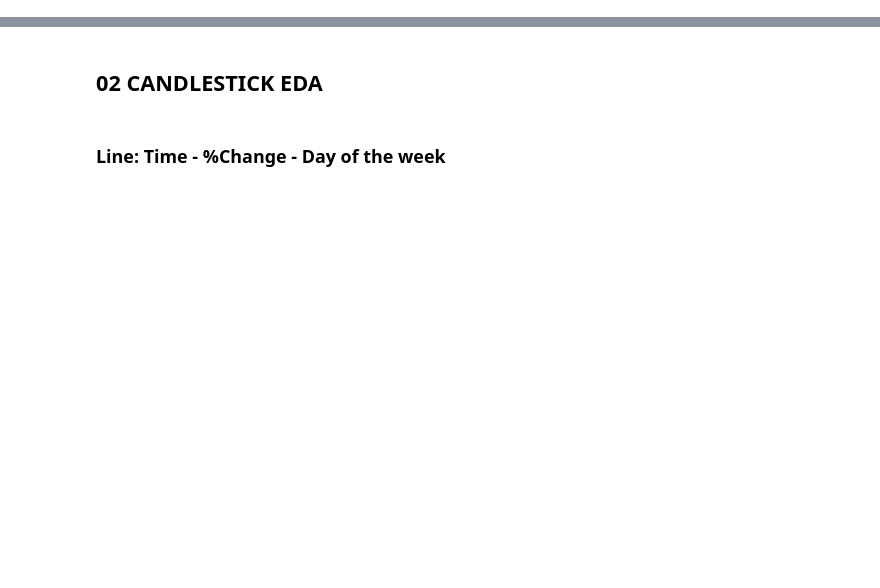
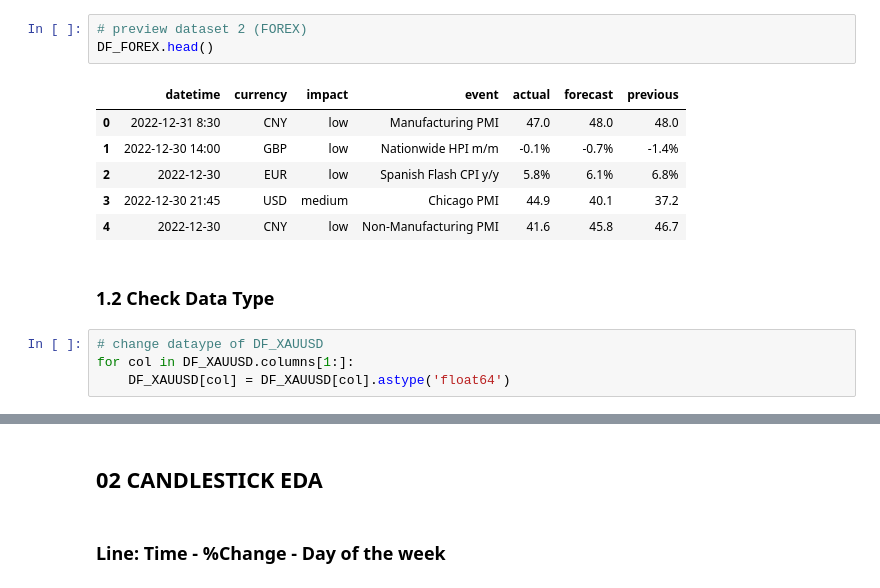
Before and after one commit to Pinkshepz/Enterprise, a Jupyter notebook: 03_Analytics/analytics.ipynb, the cells around one changed output, grey strips where cells are left out. Drawn from its saved outputs; the diff is of its cells as text; blank space fills up the shorter version.

```diff
--- a/03_Analytics/analytics.ipynb
+++ b/03_Analytics/analytics.ipynb
@@ -35,0 +109,16 @@ C_FONT = {"fontproperties": fm.FontProperties(fname=FONT_PATH.format(CONTENT)),
+# %%
+# preview dataset 2 (FOREX)
+DF_FOREX.head()
+# %% [output]
+|  | datetime | currency | impact | event | actual | forecast | previous |
+| 0 | 2022-12-31 8:30 | CNY | low | Manufacturing PMI | 47.0 | 48.0 | 48.0 |
+| 1 | 2022-12-30 14:00 | GBP | low | Nationwide HPI m/m | -0.1% | -0.7% | -1.4% |
+| 2 | 2022-12-30 | EUR | low | Spanish Flash CPI y/y | 5.8% | 6.1% | 6.8% |
+| 3 | 2022-12-30 21:45 | USD | medium | Chicago PMI | 44.9 | 40.1 | 37.2 |
+| 4 | 2022-12-30 | CNY | low | Non-Manufacturing PMI | 41.6 | 45.8 | 46.7 |
+# %% [markdown]
+### **1.2 Check Data Type**
+# %%
+# change dataype of DF_XAUUSD
+for col in DF_XAUUSD.columns[1:]:
+    DF_XAUUSD[col] = DF_XAUUSD[col].astype('float64')
```
Also changed, not shown: parts of 27 cells of this notebook, 1 other file.
